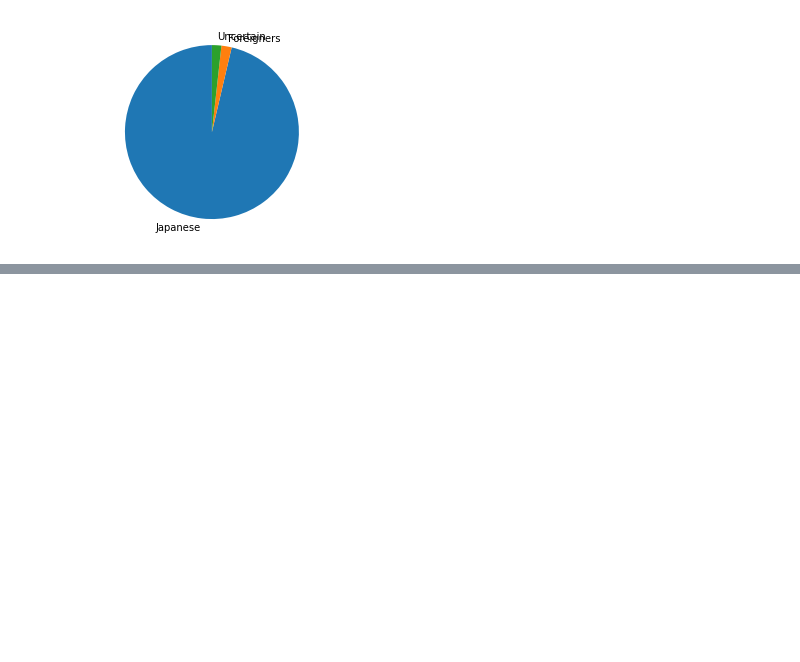
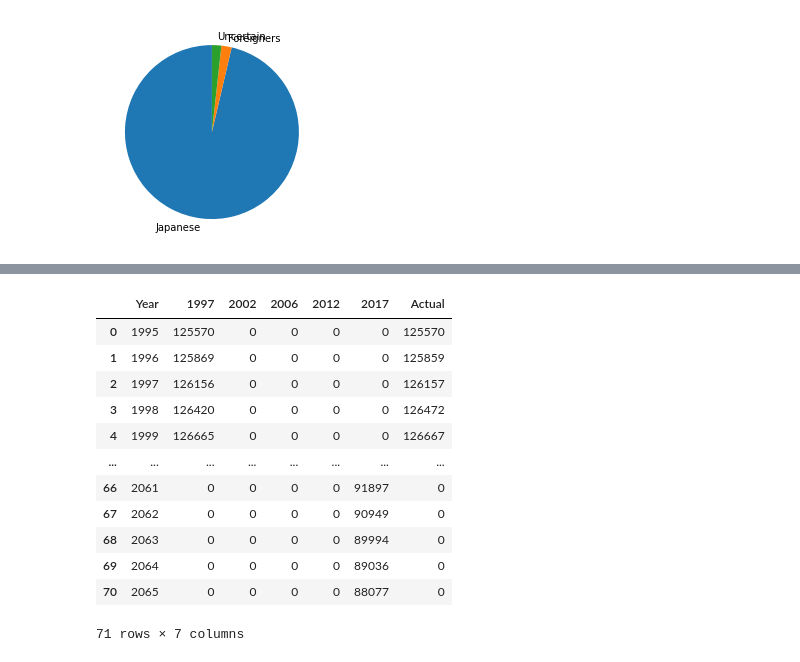
Before and after one commit to ayakow1/CAPP30239_FA22, a Jupyter notebook: data/data_clean.ipynb, the cells around one changed output, grey strips where cells are left out. Cells and saved outputs as stored; diff of their text form; code cells hidden in the pictures; blank space fills up the shorter version.

```diff
--- a/data/data_clean.ipynb
+++ b/data/data_clean.ipynb
@@ -528,0 +596,10 @@ foreigners.to_csv('foreigners.csv',index=False)
+# %%
+for year in ['2002', '2006', '2012', '2017']:
+    proj2 = pd.read_csv(f'../week_03/data/projection_{year}.csv')
+    proj2 = proj2.iloc[1:,1:3]
+    proj2 = proj2.dropna()
+    proj2.columns = ['Year', f'{year}']
+    proj2 = proj2.reset_index(drop=True)
+    proj = proj.merge(proj2, left_on='Year', right_on='Year', how='outer')
+# %%
+proj['Year'] = proj['Year'].str.replace('(','').str.replace(')','')
@@ -528,0 +630,16 @@ foreigners.to_csv('foreigners.csv',index=False)
+# %%
+proj
+# %% [output]
+|  | Year | 1997 | 2002 | 2006 | 2012 | 2017 | Actual |
+| 0 | 1995 | 125570 | 0 | 0 | 0 | 0 | 125570 |
+| 1 | 1996 | 125869 | 0 | 0 | 0 | 0 | 125859 |
+| 2 | 1997 | 126156 | 0 | 0 | 0 | 0 | 126157 |
+| 3 | 1998 | 126420 | 0 | 0 | 0 | 0 | 126472 |
+| 4 | 1999 | 126665 | 0 | 0 | 0 | 0 | 126667 |
+| ... | ... | ... | ... | ... | ... | ... | ... |
+| 66 | 2061 | 0 | 0 | 0 | 0 | 91897 | 0 |
+| 67 | 2062 | 0 | 0 | 0 | 0 | 90949 | 0 |
+| 68 | 2063 | 0 | 0 | 0 | 0 | 89994 | 0 |
+| 69 | 2064 | 0 | 0 | 0 | 0 | 89036 | 0 |
+| 70 | 2065 | 0 | 0 | 0 | 0 | 88077 | 0 |
+71 rows × 7 columns
```
Also changed, not shown: parts of 17 cells of this notebook, 12 other files.
